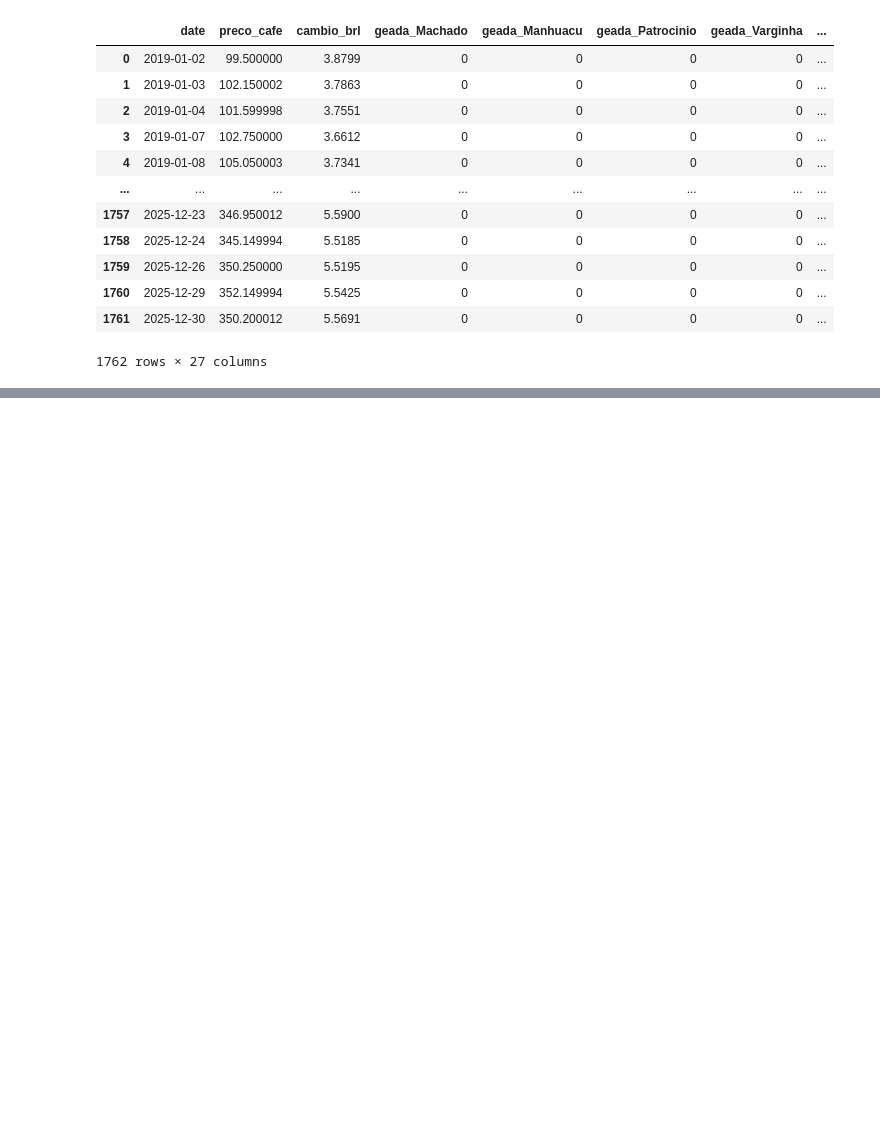
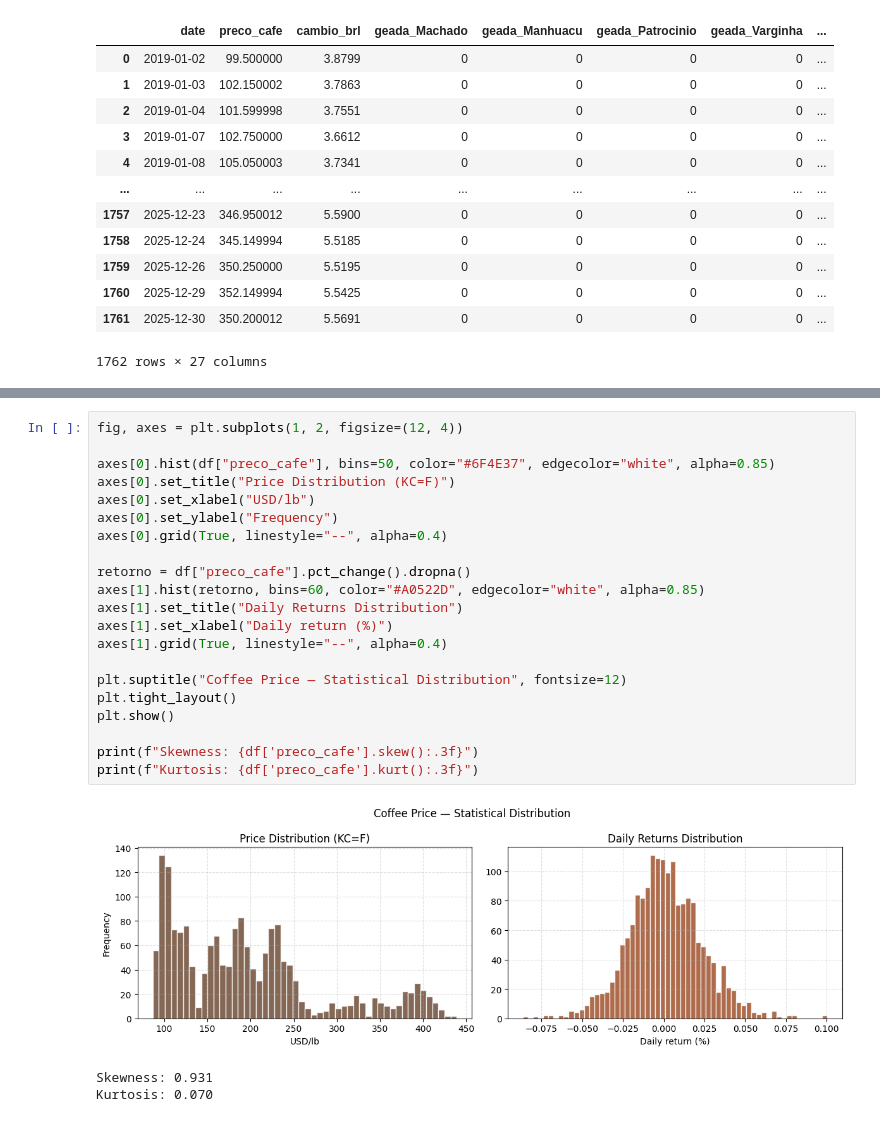
Before and after one commit to eulergomees/lstm_coffee_price, a Jupyter notebook: lstm_coffee_price.ipynb, the cells around one changed output, grey strips where cells are left out. Cells and saved outputs as stored; diff of their text form; blank space fills up the shorter version.

```diff
--- a/lstm_coffee_price.ipynb
+++ b/lstm_coffee_price.ipynb
@@ -94,0 +142,25 @@ plt.show()
+# %%
+fig, axes = plt.subplots(1, 2, figsize=(12, 4))
+
+axes[0].hist(df["preco_cafe"], bins=50, color="#6F4E37", edgecolor="white", alpha=0.85)
+axes[0].set_title("Price Distribution (KC=F)")
+axes[0].set_xlabel("USD/lb")
+axes[0].set_ylabel("Frequency")
+axes[0].grid(True, linestyle="--", alpha=0.4)
+
+retorno = df["preco_cafe"].pct_change().dropna()
+axes[1].hist(retorno, bins=60, color="#A0522D", edgecolor="white", alpha=0.85)
+axes[1].set_title("Daily Returns Distribution")
+axes[1].set_xlabel("Daily return (%)")
+axes[1].grid(True, linestyle="--", alpha=0.4)
+
+plt.suptitle("Coffee Price — Statistical Distribution", fontsize=12)
+plt.tight_layout()
+plt.show()
+
+print(f"Skewness: {df['preco_cafe'].skew():.3f}")
+print(f"Kurtosis: {df['preco_cafe'].kurt():.3f}")
+# %% [output]
+[figure, added]
+Skewness: 0.931
+Kurtosis: 0.070
```
Also changed, not shown: parts of 8 cells of this notebook, 1 other file.
